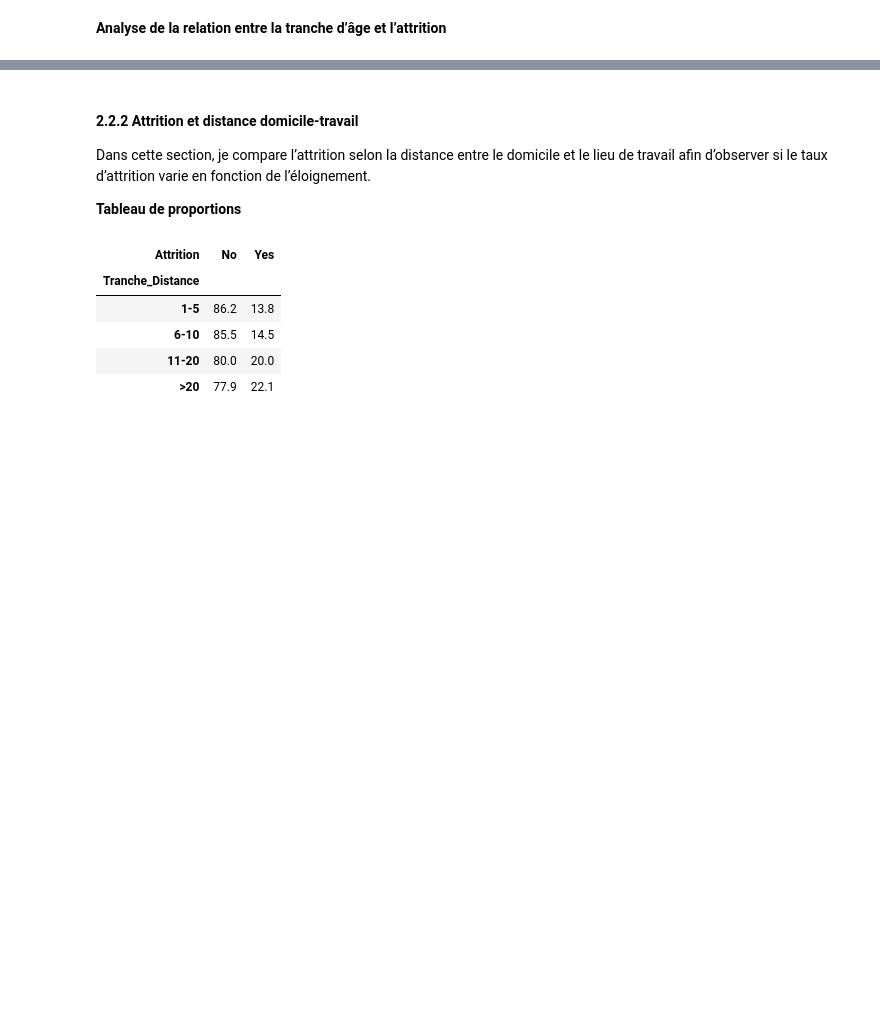
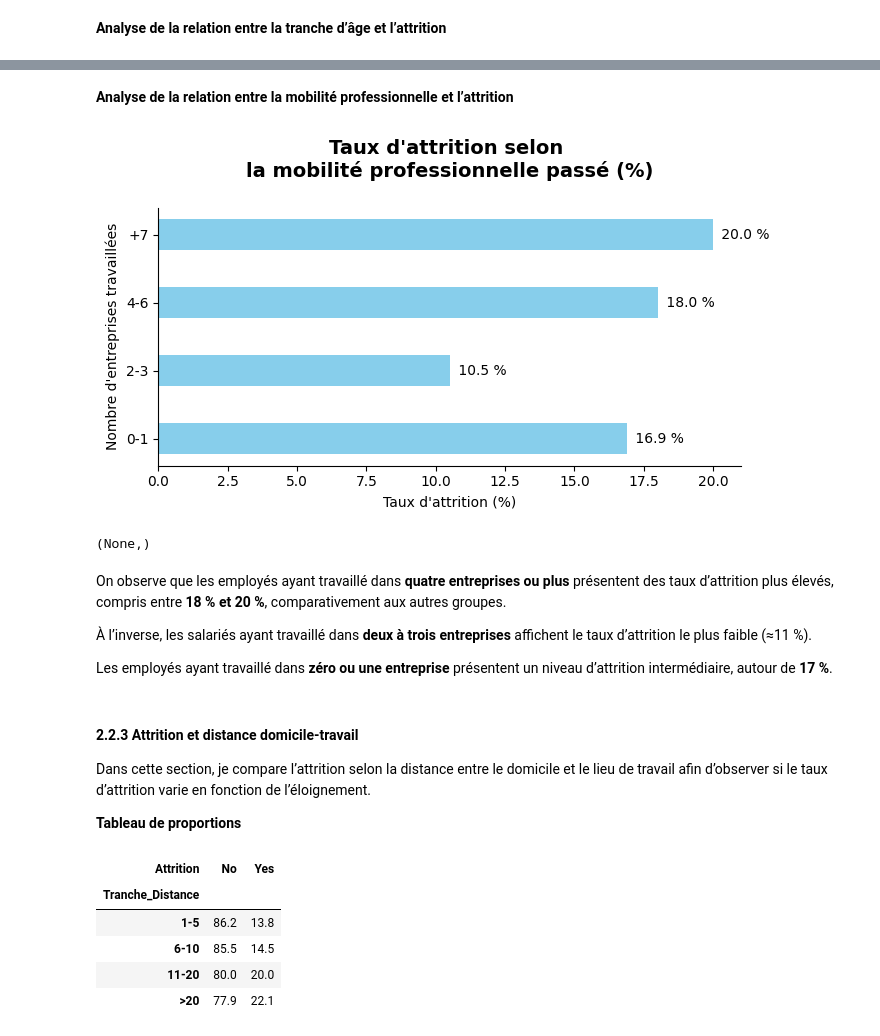
Before and after one commit to Kemuri15/employee-attrition-analysis, a Jupyter notebook: notebooks/03_axe_1_conditions_personnelle.ipynb, the cells around one changed output, grey strips where cells are left out. Cells and saved outputs as stored; diff of their text form; code cells hidden in the pictures; blank space fills up the shorter version.

```diff
--- a/notebooks/03_axe_1_conditions_personnelle.ipynb
+++ b/notebooks/03_axe_1_conditions_personnelle.ipynb
@@ -610,0 +636,7 @@ Après avoir analysé la relation entre l’attrition et les tranches d’âge,
+# %%
+# Tableau de proportion
+numCompaniesWorked_attrition = df_conditions_personnelles[["Tranche_EtsTravaille", "Attrition"]]
+
+## pivot : ligne = tranche Entreprise travaillée, colonne= attrition, valeur =pourcentage
+pivot_numCompaniesWorked_attrition = pivot_percent(numCompaniesWorked_attrition, "Tranche_EtsTravaille","Attrition")
+pivot_numCompaniesWorked_attrition
@@ -611,5 +650,44 @@ Après avoir analysé la relation entre l’attrition et les tranches d’âge,
+# %% [markdown]
+**Analyse de la relation entre la mobilité professionnelle et l’attrition**
+# %%
+fig, ax = plt.subplots(figsize=(7,4))
+
+ax.spines['top'].set_visible(False)
+ax.spines["right"].set_visible(False)
+
+#  Données
+
+x = np.arange(len(pivot_numCompaniesWorked_attrition.index))
+y = pivot_numCompaniesWorked_attrition['Yes']
+
+# Barplot
+bars = ax.barh(x, y, height=0.45, color="skyblue")
+
+# Affiché pourcentage
+ax.bar_label(bars, labels=[f'{v : .1F} % 'for v in y], padding=3)
+
+# Axes et labels
+
+ax.set_yticks(x)
+ax.set_yticklabels(pivot_numCompaniesWorked_attrition.index)
+
+ax.set_xlabel("Taux d'attrition (%)")
+ax.set_ylabel("Nombre d'entreprises travaillées")
+ax.set_title("Taux d'attrition selon \nla mobilité professionnelle passé (%)\n", fontsize=14, fontweight="bold")
+
+fig.tight_layout()
+plt.show(),
+# %% [output]
+[figure, added]
+(None,)
+# %% [markdown]
+On observe que les employés ayant travaillé dans **quatre entreprises ou plus** présentent des taux d’attrition plus élevés, compris entre **18 % et 20 %**, comparativement aux autres groupes.
+
+À l’inverse, les salariés ayant travaillé dans **deux à trois entreprises** affichent le taux d’attrition le plus faible (≈11 %).
+
+Les employés ayant travaillé dans **zéro ou une entreprise** présentent un niveau d’attrition intermédiaire, autour de **17 %**.
 # %% [markdown]
-#### 2.2.2 Attrition et distance domicile-travail
+#### 2.2.3 Attrition et distance domicile-travail
 
 Dans cette section, je compare l’attrition selon la distance entre le domicile et le lieu de travail afin d’observer si le taux d’attrition varie en fonction de l’éloignement.
 
```
Also changed, not shown: parts of 58 cells of this notebook, 3 other files.
